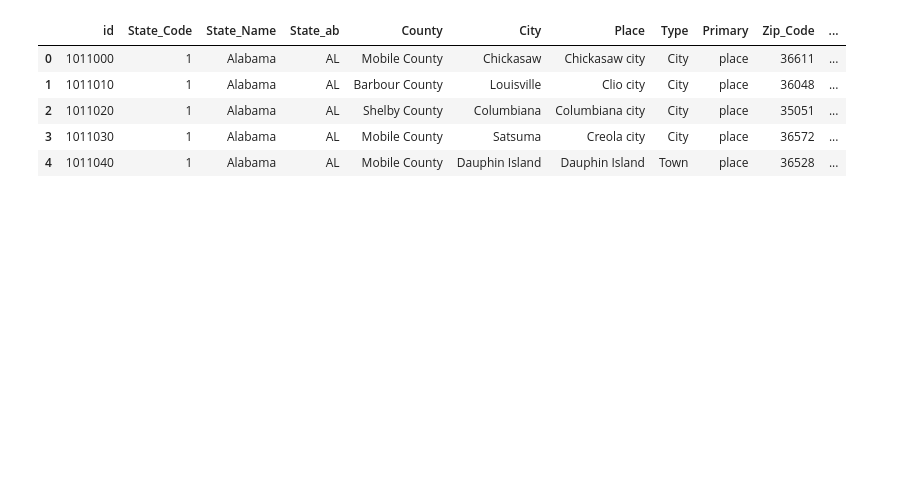
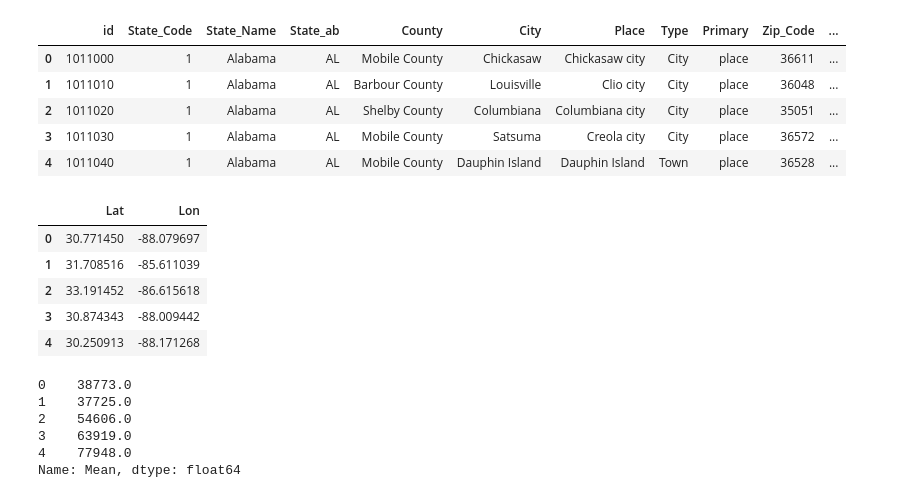
Before and after one commit to ByronIAllen/DataAnalysis_Project1, a Jupyter notebook: EconomicDF.ipynb, the cells around one changed output. Saved outputs shown, nothing was run; the diff lists cells and outputs as text; code cells hidden in the pictures; blank space fills up the shorter version.

```diff
--- a/EconomicDF.ipynb
+++ b/EconomicDF.ipynb
@@ -29,0 +34,22 @@ for state in states:
+# %%
+locations = econ_df[["Lat","Lon"]].astype(float)
+
+mean_income = econ_df["Mean"].astype(float)
+# %%
+locations.head()
+# %% [output]
+|  | Lat | Lon |
+| 0 | 30.771450 | -88.079697 |
+| 1 | 31.708516 | -85.611039 |
+| 2 | 33.191452 | -86.615618 |
+| 3 | 30.874343 | -88.009442 |
+| 4 | 30.250913 | -88.171268 |
+# %%
+mean_income.head()
+# %% [output]
+0    38773.0
+1    37725.0
+2    54606.0
+3    63919.0
+4    77948.0
+Name: Mean, dtype: float64
```
Also changed, not shown: parts of 4 cells of this notebook, 2 other files.
